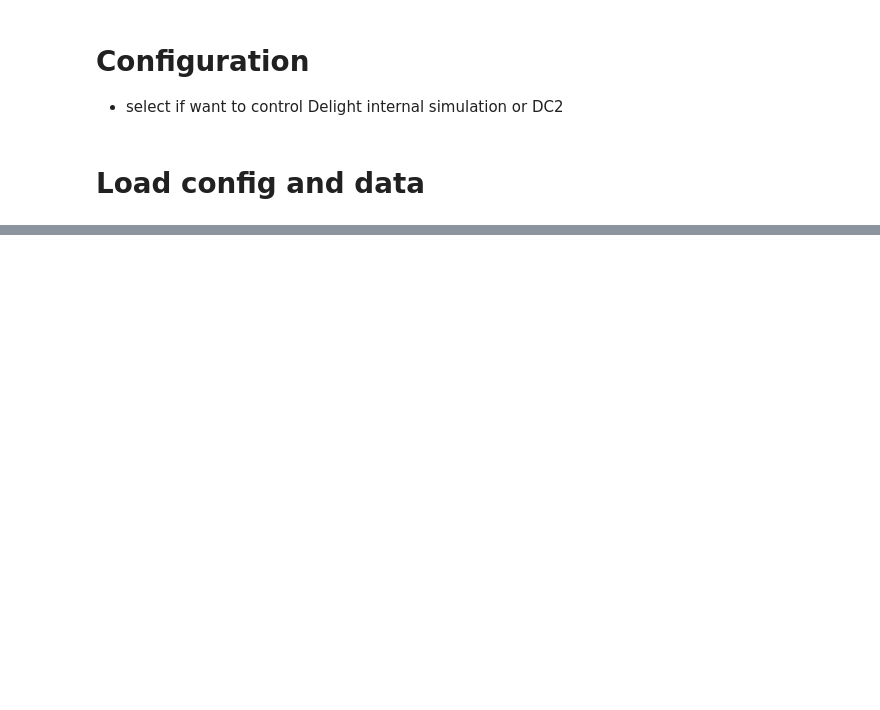
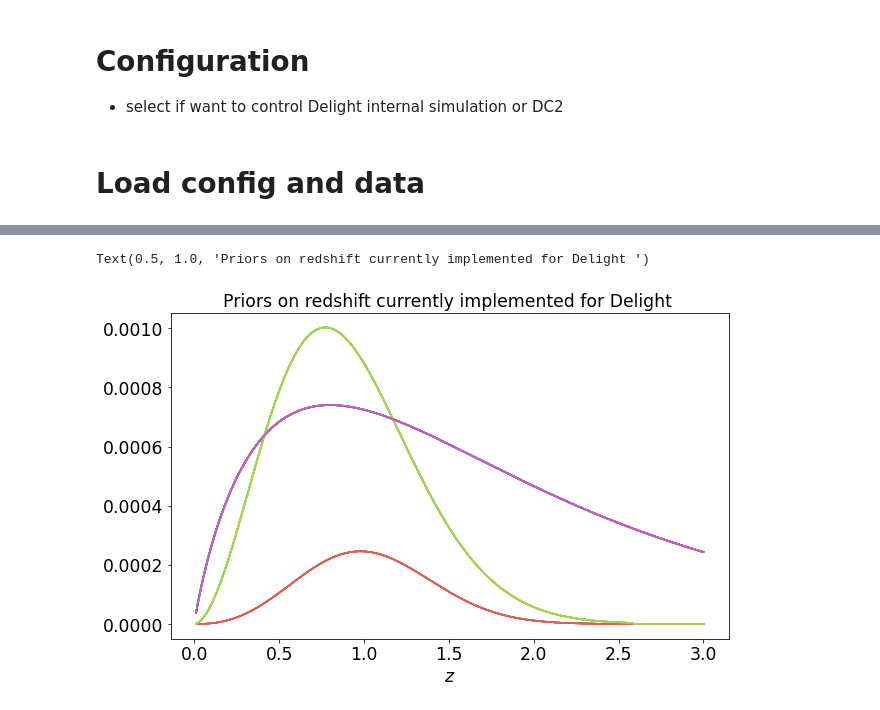
Before and after one commit to sylvielsstfr/MyDockerTools, a Jupyter notebook: UbuntuAnacondaDelightRail/notebooks/test_delight_templateFitting/test_delighttemplateFitting.ipynb, the cells around one changed output, grey strips where cells are left out. Saved outputs shown, nothing was run; the diff lists cells and outputs as text; code cells hidden in the pictures; blank space fills up the shorter version.

```diff
--- a/UbuntuAnacondaDelightRail/notebooks/test_delight_templateFitting/test_delighttemplateFitting.ipynb
+++ b/UbuntuAnacondaDelightRail/notebooks/test_delight_templateFitting/test_delighttemplateFitting.ipynb
@@ -39,6 +55,8 @@ if FLAG_DC2:
     configfilename='tmp/parametersTest.cfg'
 else:
     configfilename='tmpsim/parametersTest.cfg'
+# %%
+FLAG_NEW_PRIOR = True
 # %% [markdown]
 # Load config and data
 # %%
@@ -174,6 +219,24 @@ for z, normedRefFlux, bands, fluxes, fluxesVar,bCV, fCV, fvCV in trainingDataIte
 
     if localPDFs[loc, :].sum() > 0:
         localMetrics[loc, :] = computeMetrics(z, redshiftGrid,localPDFs[loc, :],params['confidenceLevels'])
+# %%
+#sns.set_palette(sns.mpl_palette("winter"))
+#sns.color_palette("hls", NGT)
+NGT=p_z.shape[1]
+mknames=["El_B2004a","Sbc_B2004a","Scd_B2004a","SB3_B2004a","SB2_B2004a","Im_B2004a","ssp_25Myr_z008","ssp_5Myr_z008"]
+sns.set_palette("hls", NGT)
+fig=plt.figure(figsize=(10,6))
+ax=fig.add_subplot(111)
+#colors = ['rosybrown', 'lightcoral', 'indianred', 'brown', 'firebrick', 'maroon','darkred', 'red', 'mystirose', 'salmon', 'tomato', 'darksalmon','coral', 'orangered', 'lightsalmon']
+for idx in np.arange(NGT):
+    ax.plot(redshiftGrid,p_z,label=mknames[idx])
+#ax.legend()
+ax.set_xlabel("$z$")
+title="Priors on redshift currently implemented for Delight "
+ax.set_title(title)
+# %% [output]
+Text(0.5, 1.0, 'Priors on redshift currently implemented for Delight ')
+[figure, added]
 # %%
 all_ell=np.array(all_ell)
 #all_z=np.array(all_z)
```
Also changed, not shown: parts of 18 cells of this notebook, 3 other files.
